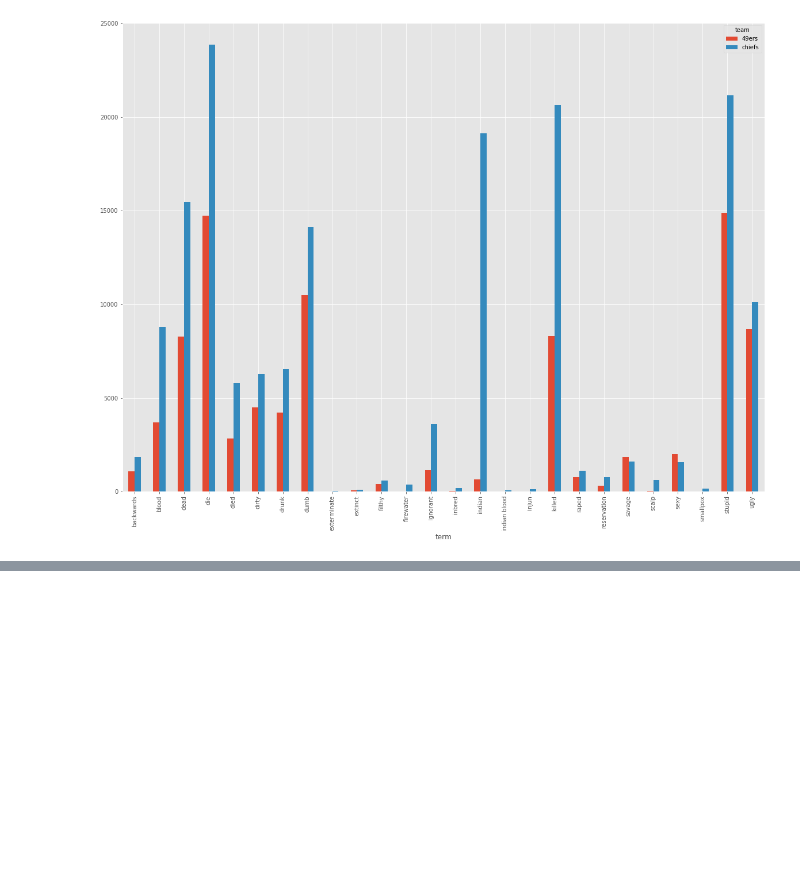
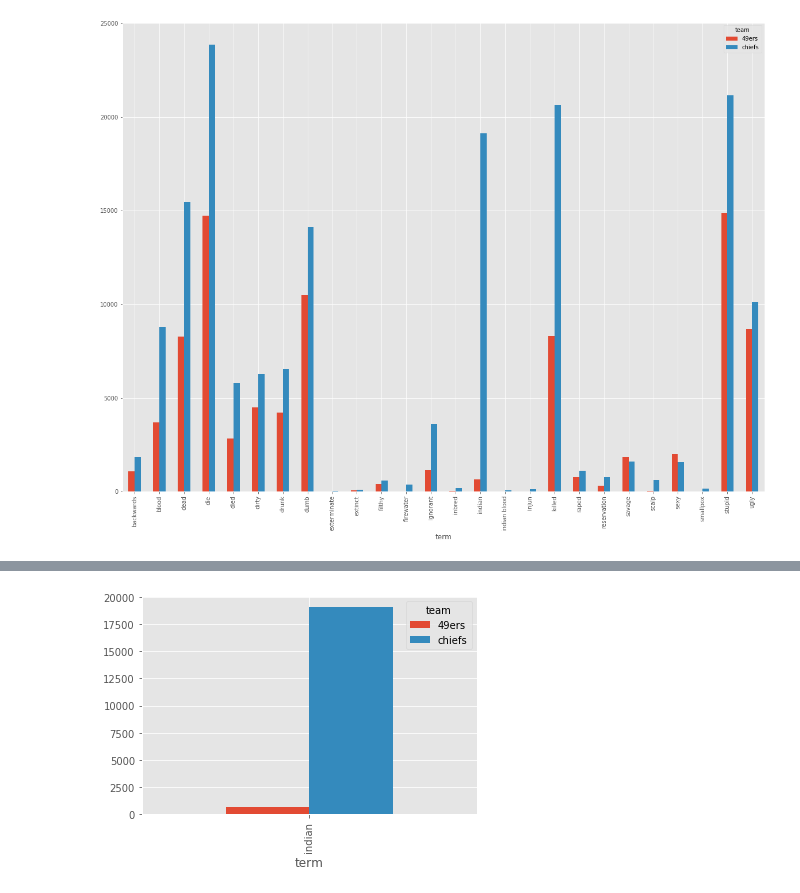
Before and after one commit to IndigenousEngineering/Not_Your_Mascot, a Jupyter notebook: Not_Your_Mascot_full.ipynb, the cells around one changed output, grey strips where cells are left out. Cells and saved outputs as stored; diff of their text form; code cells hidden in the pictures; blank space fills up the shorter version.

```diff
--- a/Not_Your_Mascot_full.ipynb
+++ b/Not_Your_Mascot_full.ipynb
@@ -1528,0 +1550,14 @@ chiefs_and_49ers_frequencies.pivot_table(index='term', columns='team', aggfunc=n
+# %%
+def get_dual_pivottables(df, term_list):
+
+    for term in term_list:
+
+        working_df = pd.DataFrame()
+
+        working_df = df[df['term'] == term]
+
+        working_df.pivot_table(index='term', columns='team', aggfunc=np.count_nonzero).plot.bar()
+# %%
+get_dual_pivottables(chiefs_and_49ers_frequencies, ['indian'])
+# %% [output]
+[figure, added]
```
Also changed, not shown: parts of 2 cells of this notebook.
